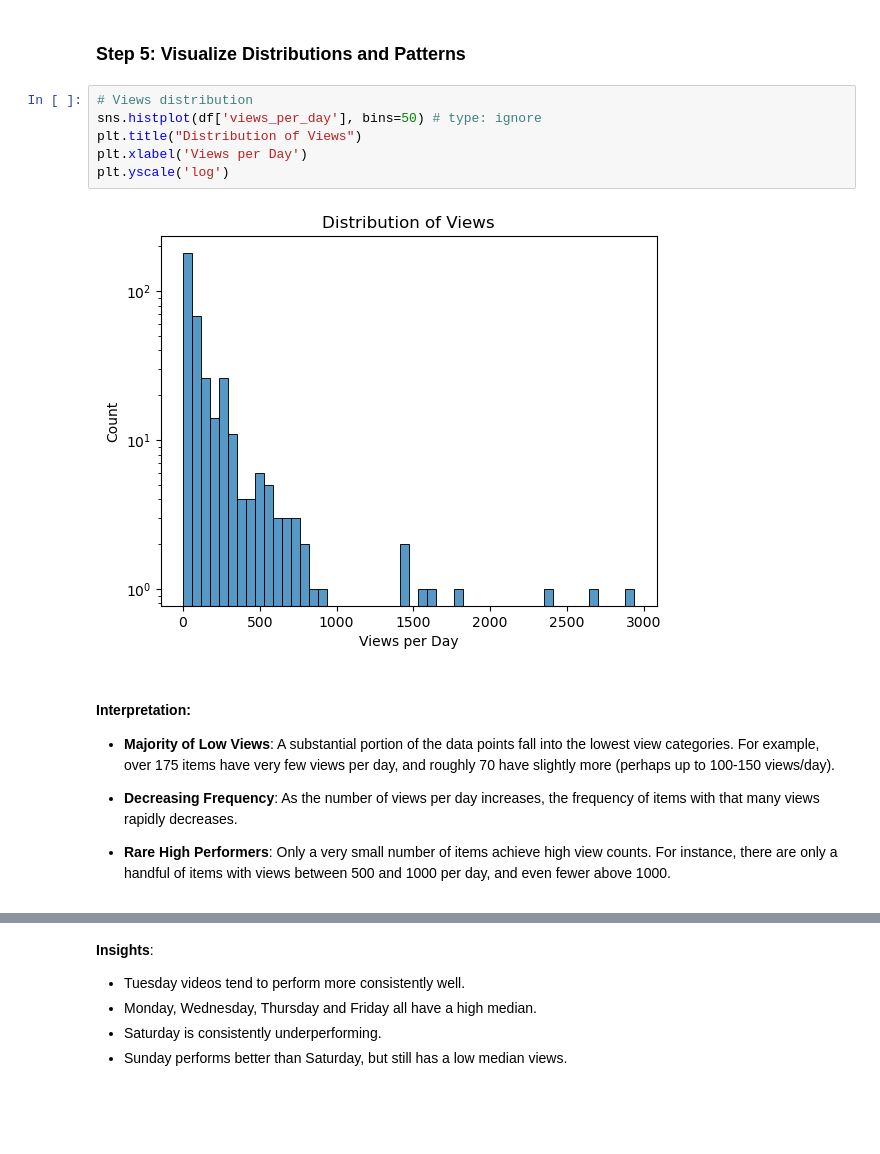
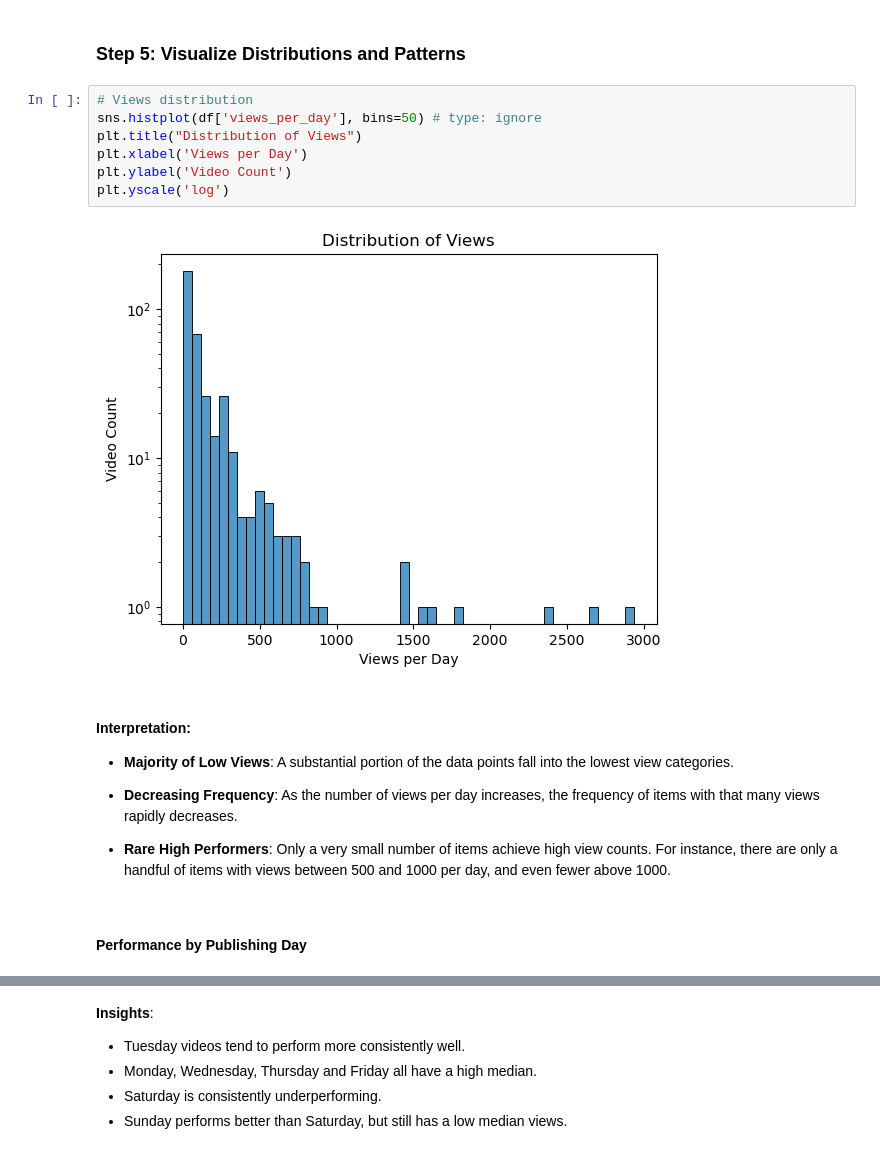
Before and after one commit to LiLuo086/alex-the-analyst-youtube-analysis, a Jupyter notebook: eda.ipynb, the cells around one changed output, grey strips where cells are left out. Saved outputs shown, nothing was run; the diff lists cells and outputs as text; blank space fills up the shorter version.

```diff
--- a/eda.ipynb
+++ b/eda.ipynb
@@ -255,18 +249,21 @@ tag_stats_filtered.head()
 # %%
 # Views distribution
 sns.histplot(df['views_per_day'], bins=50) # type: ignore
 plt.title("Distribution of Views")
 plt.xlabel('Views per Day')
+plt.ylabel('Video Count')
 plt.yscale('log')
 # %% [output]
-[figure, old version]
+[figure, new version]
 # %% [markdown]
 #### Interpretation:
-- **Majority of Low Views**: A substantial portion of the data points fall into the lowest view categories. For example, over 175 items have very few views per day, and roughly 70 have slightly more (perhaps up to 100-150 views/day).
+- **Majority of Low Views**: A substantial portion of the data points fall into the lowest view categories.
 
 - **Decreasing Frequency**: As the number of views per day increases, the frequency of items with that many views rapidly decreases.
 
 - **Rare High Performers**: Only a very small number of items achieve high view counts. For instance, there are only a handful of items with views between 500 and 1000 per day, and even fewer above 1000.
+# %% [markdown]
+#### Performance by Publishing Day
 # %%
 fig, axes = plt.subplots(1,2,figsize = (14,7))
 
```
Also changed, not shown: parts of 20 cells of this notebook, 1 other file.
